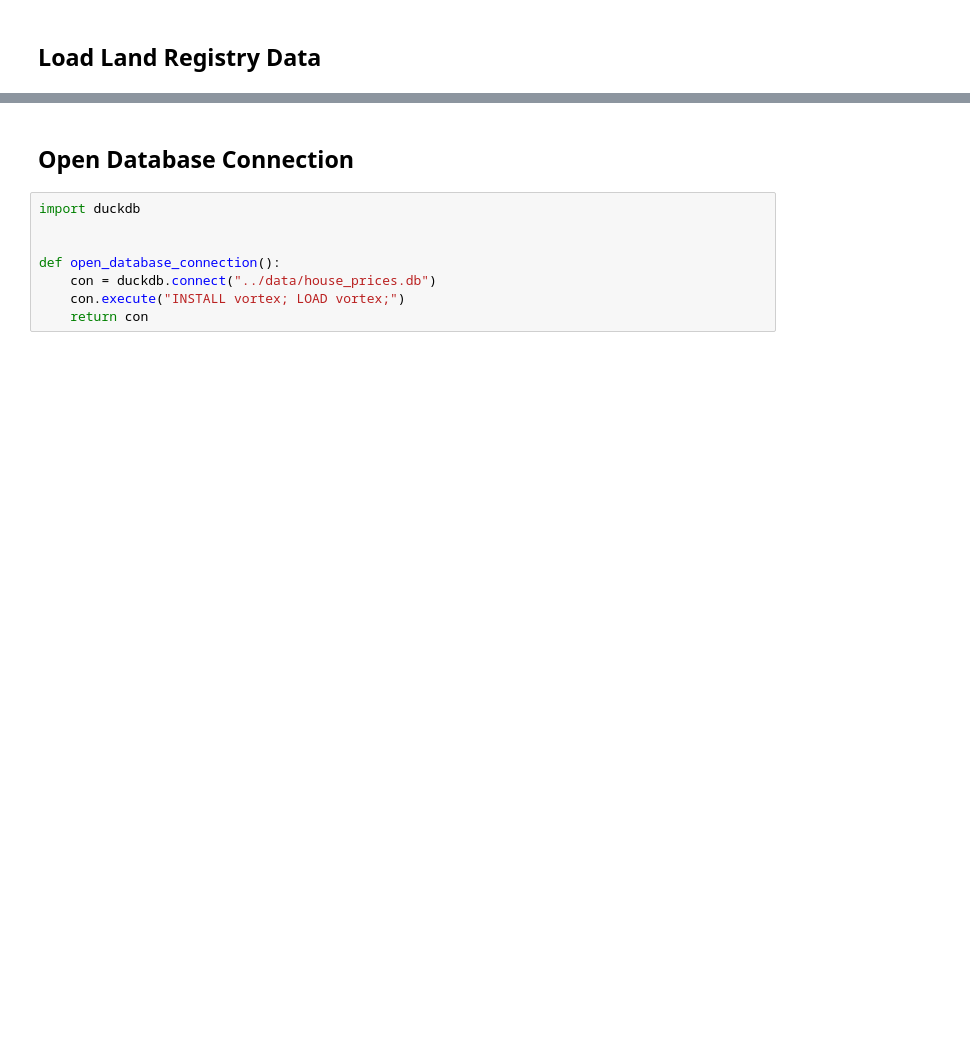
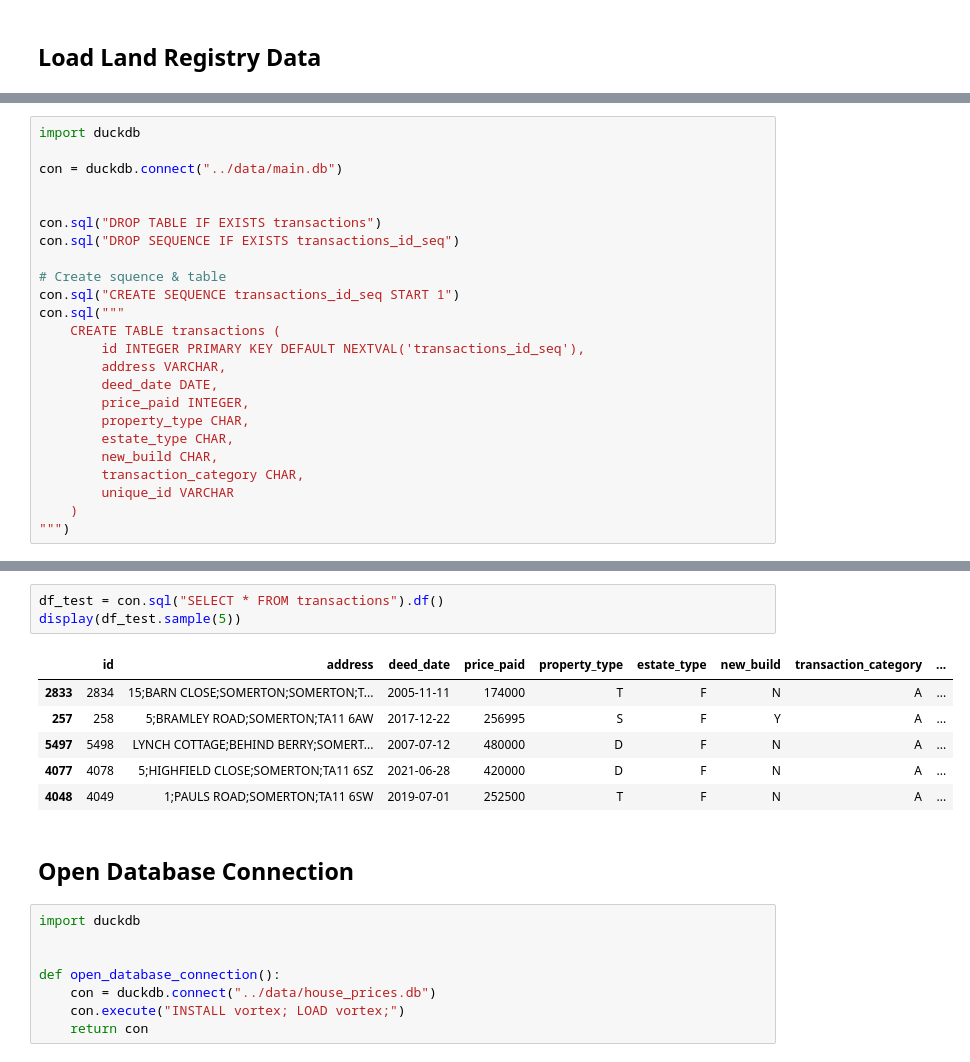
Before and after one commit to BDEvan5/property_prices, a Jupyter notebook: property_prices/test_data_store.ipynb, the cells around one changed output, grey strips where cells are left out. Drawn from its saved outputs; the diff is of its cells as text; blank space fills up the shorter version.

```diff
--- a/property_prices/test_data_store.ipynb
+++ b/property_prices/test_data_store.ipynb
@@ -24,0 +77,24 @@ display(df.head(2))
+# %%
+import duckdb
+
+con = duckdb.connect("../data/main.db")
+
+
+con.sql("DROP TABLE IF EXISTS transactions")
+con.sql("DROP SEQUENCE IF EXISTS transactions_id_seq")
+
+# Create squence & table
+con.sql("CREATE SEQUENCE transactions_id_seq START 1")
+con.sql("""
+    CREATE TABLE transactions (
+        id INTEGER PRIMARY KEY DEFAULT NEXTVAL('transactions_id_seq'),
+        address VARCHAR,
+        deed_date DATE,
+        price_paid INTEGER,
+        property_type CHAR,
+        estate_type CHAR,
+        new_build CHAR,
+        transaction_category CHAR,
+        unique_id VARCHAR
+    )
+""")
@@ -25,3 +126,13 @@ display(df.head(2))
+# %%
+df_test = con.sql("SELECT * FROM transactions").df()
+display(df_test.sample(5))
+# %% [output]
+|  | id | address | deed_date | price_paid | property_type | estate_type | new_build | transaction_category | ... |
+| 2833 | 2834 | 15;BARN CLOSE;SOMERTON;SOMERTON;T... | 2005-11-11 | 174000 | T | F | N | A | ... |
+| 257 | 258 | 5;BRAMLEY ROAD;SOMERTON;TA11 6AW | 2017-12-22 | 256995 | S | F | Y | A | ... |
+| 5497 | 5498 | LYNCH COTTAGE;BEHIND BERRY;SOMERT... | 2007-07-12 | 480000 | D | F | N | A | ... |
+| 4077 | 4078 | 5;HIGHFIELD CLOSE;SOMERTON;TA11 6SZ | 2021-06-28 | 420000 | D | F | N | A | ... |
+| 4048 | 4049 | 1;PAULS ROAD;SOMERTON;TA11 6SW | 2019-07-01 | 252500 | T | F | N | A | ... |
 # %% [markdown]
 ## Open Database Connection
 # %%
```
Also changed, not shown: parts of 27 cells of this notebook.
